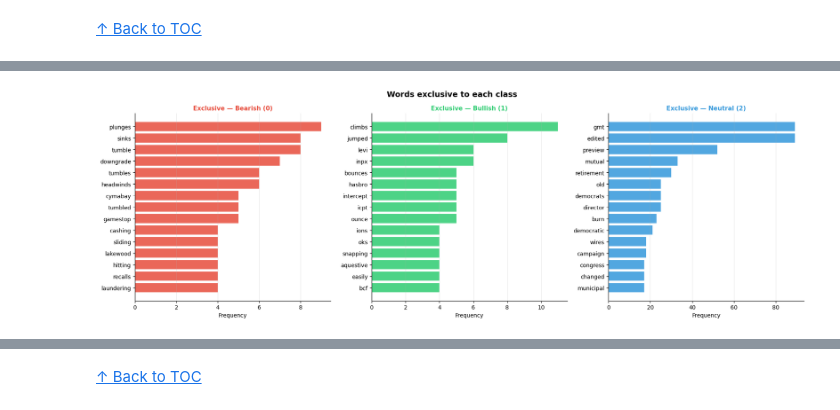
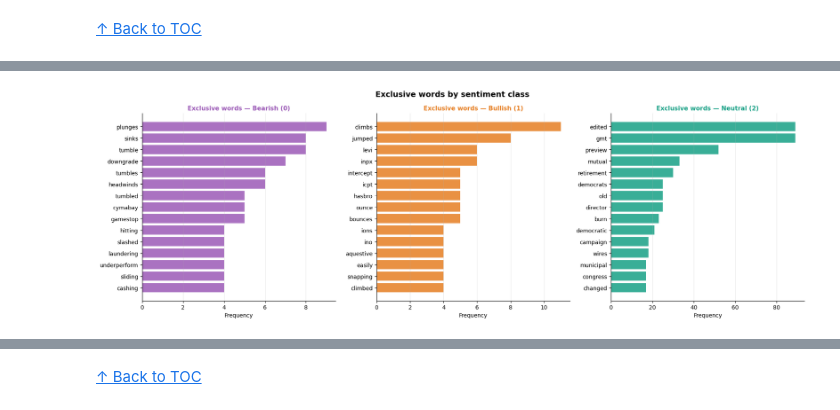
Before and after one commit to rodbarretoteixeira/Text_Mining, a Jupyter notebook: projeto/tm_tests_xx.ipynb, the cells around one changed output, grey strips where cells are left out. Cells and saved outputs as stored; diff of their text form; code cells hidden in the pictures.

```diff
--- a/projeto/tm_tests_xx.ipynb
+++ b/projeto/tm_tests_xx.ipynb
@@ -972,35 +1143,64 @@ Words that appear in **only one class** are the most discriminative features —
 # %%
+# Build vocabulary and word frequency counters for each sentiment class
 vocab_per_class = {}
-freq_per_class  = {}
-for lbl in [0,1,2]:
-    toks = []
-    for txt in df[df['label']==lbl]['text']:
-        toks.extend(tokenize_explore(txt))
-    vocab_per_class[lbl] = set(toks)
-    freq_per_class[lbl]  = Counter(toks)
+freq_per_class = {}
 
-print('=== Exclusive vocabulary per class (top 20) ===')
-for lbl in [0,1,2]:
-    others    = set().union(*[vocab_per_class[l] for l in [0,1,2] if l!=lbl])
-    exclusive = vocab_per_class[lbl] - others
-    top_excl  = sorted(exclusive, key=lambda w: freq_per_class[lbl][w], reverse=True)[:20]
-    print(f'\n{CLASS_NAMES[lbl]} — {len(exclusive)} exclusive words:')
-    for w in top_excl:
-        print(f'  {w:<22} {freq_per_class[lbl][w]:>4}')
+for lbl in [0, 1, 2]:
+    class_tokens = []
 
+    for text in df[df["label"] == lbl]["text"]:
+        class_tokens.extend(tokenize_clean(text))
+
+    vocab_per_class[lbl] = set(class_tokens)
+    freq_per_class[lbl] = Counter(class_tokens)
+
+# Alternative color palette for this visualization
+EXCLUSIVE_COLORS = {
+    0: "#9b59b6",  # Purple
+    1: "#e67e22",  # Orange
+    2: "#16a085"   # Teal
+}
+
+# Plot the top exclusive words for each class
 fig, axes = plt.subplots(1, 3, figsize=(18, 6))
-for lbl, ax in zip([0,1,2], axes):
-    others    = set().union(*[vocab_per_class[l] for l in [0,1,2] if l!=lbl])
-    exclusive = vocab_per_class[lbl] - others
-    top_excl  = sorted(exclusive, key=lambda w: freq_per_class[lbl][w], reverse=True)[:15]
-    counts    = [freq_per_class[lbl][w] for w in top_excl]
-    ax.barh(list(reversed(top_excl)), list(reversed(counts)),
-            color=CLASS_COLORS[lbl], edgecolor='none', alpha=0.85)
-    ax.set_title(f'Exclusive — {CLASS_NAMES[lbl]}',
-                 fontsize=11, fontweight='bold', color=CLASS_COLORS[lbl])
-    ax.set_xlabel('Frequency'); ax.grid(axis='x', alpha=0.3)
-    ax.spines[['top','right']].set_visible(False)
-plt.suptitle('Words exclusive to each class', fontsize=14, fontweight='bold')
+
+for lbl, ax in zip([0, 1, 2], axes):
+    # Words that appear in the current class but not in the other classes
+    other_classes_vocab = set().union(
+        *[vocab_per_class[other_lbl] for other_lbl in [0, 1, 2] if other_lbl != lbl]
+    )
+
+    exclusive_words = vocab_per_class[lbl] - other_classes_vocab
+
+    # Select the most frequent exclusive words
+    top_exclusive_words = sorted(
+        exclusive_words,
+        key=lambda word: freq_per_class[lbl][word],
+        reverse=True
+    )[:15]
+
+    counts = [freq_per_class[lbl][word] for word in top_exclusive_words]
+
+    ax.barh(
+        list(reversed(top_exclusive_words)),
+        list(reversed(counts)),
+        color=EXCLUSIVE_COLORS[lbl],
+        edgecolor="none",
+        alpha=0.85
+    )
+
+    ax.set_title(
+        f"Exclusive words — {CLASS_NAMES[lbl]}",
+        fontsize=11,
+        fontweight="bold",
+        color=EXCLUSIVE_COLORS[lbl]
+    )
+
+    ax.set_xlabel("Frequency")
+    ax.grid(axis="x", alpha=0.3)
+    ax.spines[["top", "right"]].set_visible(False)
+
+plt.suptitle("Exclusive words by sentiment class", fontsize=14, fontweight="bold")
 plt.tight_layout()
 plt.show()
 # %% [output]
@@ -1024 +1207 @@ Bearish (0) — 955 exclusive words:
-[figure, old version]
+[figure, new version]
```
Also changed, not shown: parts of 31 cells of this notebook.
